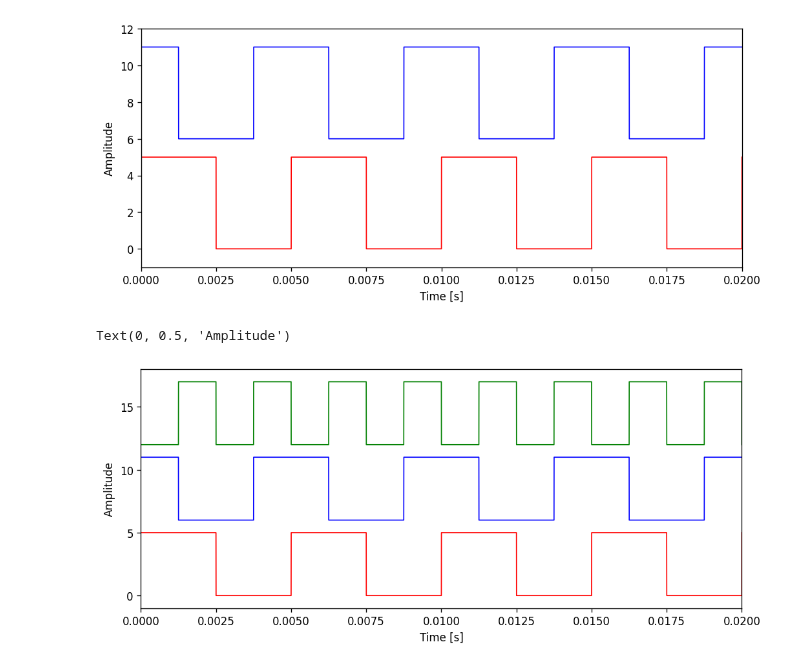
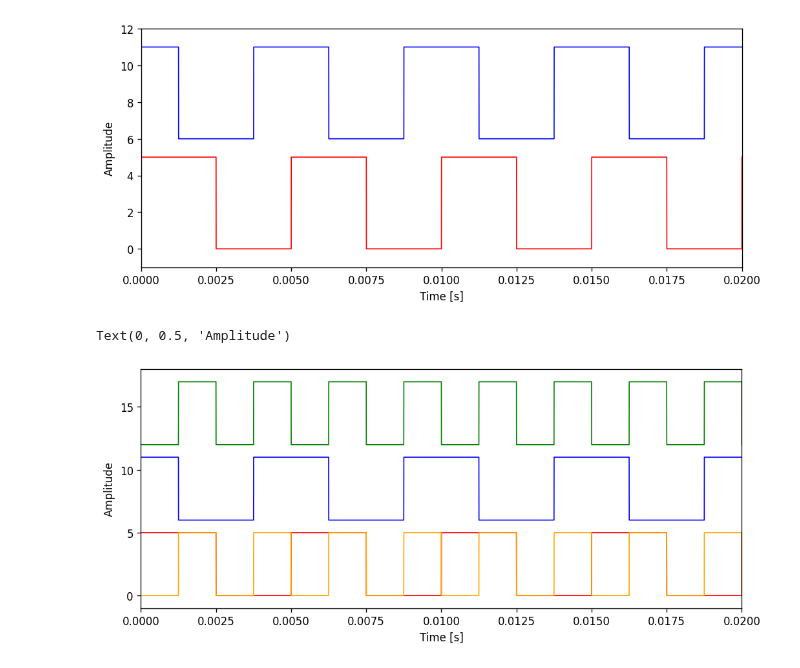
Before and after one commit to Ryoaki374/ipmu_DAQ, a Jupyter notebook: eg_pulse_count.ipynb, the cells around one changed output. Cells and saved outputs as stored; diff of their text form; code cells hidden in the pictures.

```diff
--- a/eg_pulse_count.ipynb
+++ b/eg_pulse_count.ipynb
@@ -90,20 +137,25 @@ def quad_freq_from_two(dA: np.ndarray, dB: np.ndarray, height: float = 1.0) -> n
 # %%
 dA = rectangular_wave(t, height=5, width=0.005, duty=0.50, phase=0.0)
 dB = rectangular_wave(t, height=5, width=0.005, duty=0.50, phase=0.00125)
 
 
 # Create a 4x frequency rectangular wave using the two input waves
 quad = quad_freq_from_two(dA, dB, height=5)
 
+y = edge_to_pulse(dA, pulse_len=pulse_len_samples, edge_type='both', amplitude=5)
+
+quad4 = quad_freq_from_two_edges(dA, dB, height=5)
+
 fig, ax = plt.subplots(figsize=(10, 4), dpi=120)
 ax.plot(t, dA, lw=1.0, color='red')
 ax.plot(t, dB+6, lw=1.0, color='blue')
 ax.plot(t, quad+12, lw=1.0, color='green')
+ax.plot(t, quad4, lw=1.0, color='orange')
 ax.set_xlim(0, 0.02)
 ax.set_ylim(-1, 18)
 ax.set_yticks([0, 5, 10, 15])
 ax.set_xlabel('Time [s]')
 ax.set_ylabel('Amplitude')
 # %% [output]
 Text(0, 0.5, 'Amplitude')
-[figure, old version]
+[figure, new version]
```
Also changed, not shown: parts of 2 cells of this notebook, 1 other file.
